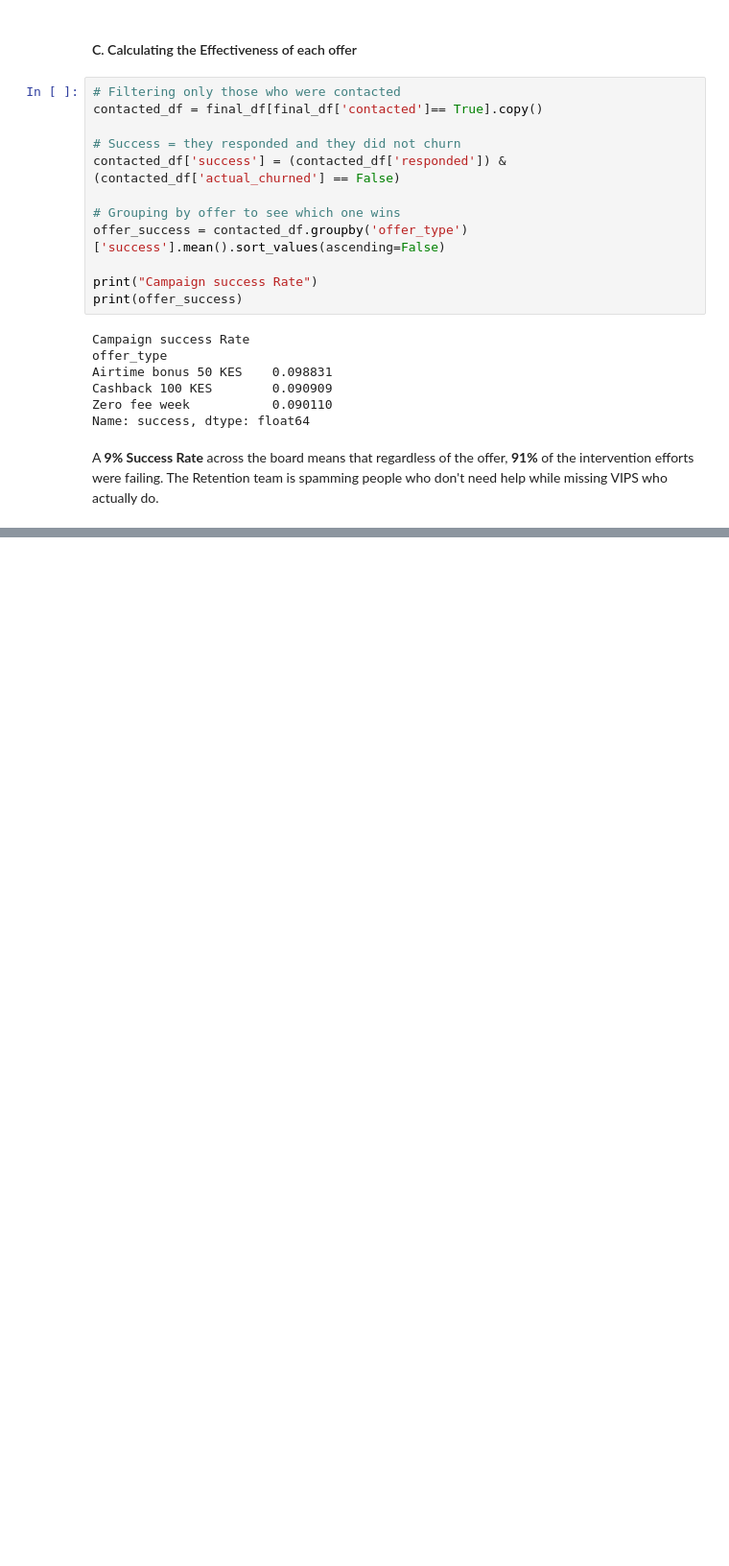
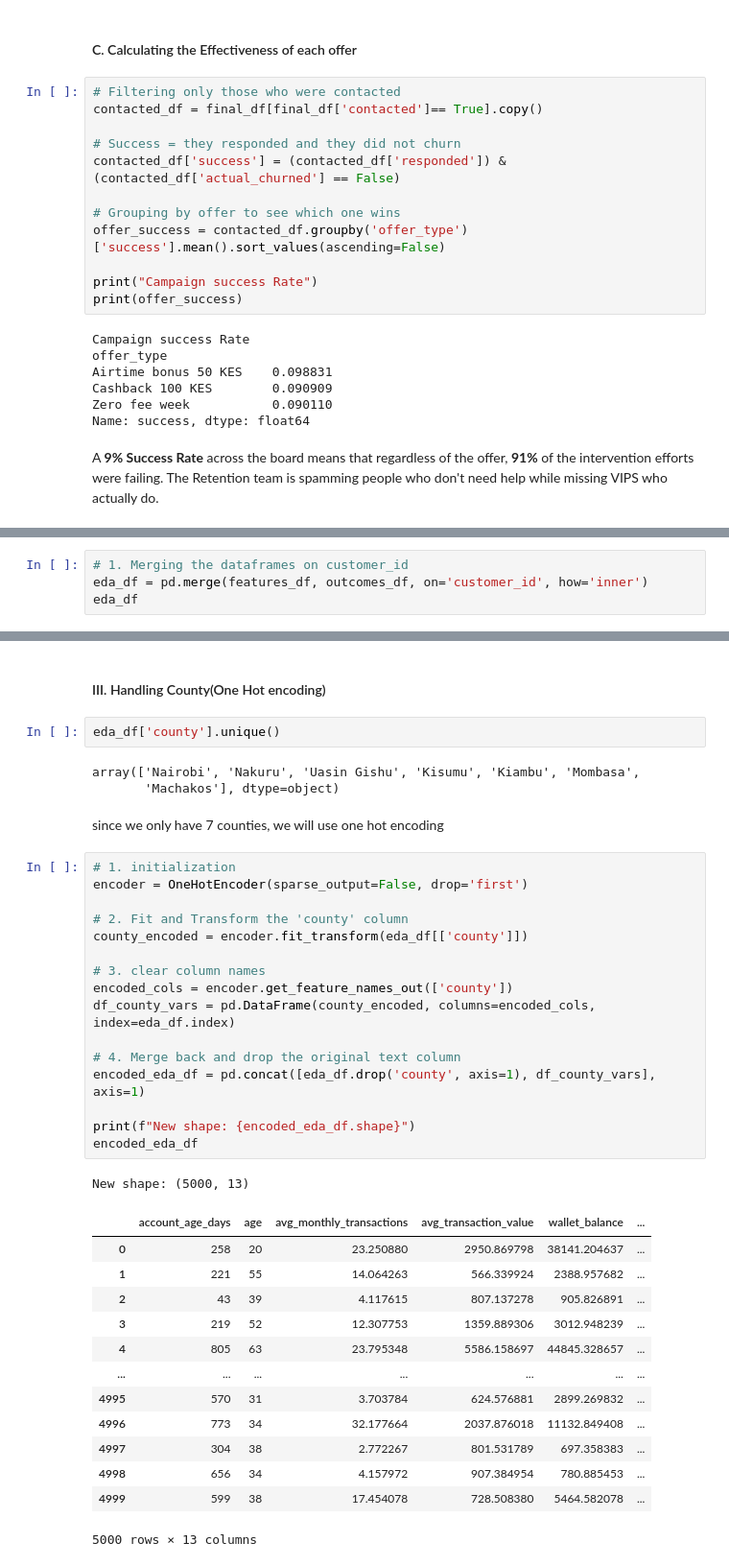
Before and after one commit to Kobeyvines/CASE_STUDY, a Jupyter notebook: notebooks/EDA.ipynb, the cells around one changed output, grey strips where cells are left out. Shown at 96% size. Drawn from its saved outputs; the diff is of its cells as text; blank space fills up the shorter version.

```diff
--- a/notebooks/EDA.ipynb
+++ b/notebooks/EDA.ipynb
@@ -409,0 +461,4 @@ A **9% Success Rate** across the board means that regardless of the offer, **91%
+# %%
+# 1. Merging the dataframes on customer_id
+eda_df = pd.merge(features_df, outcomes_df, on='customer_id', how='inner')
+eda_df
@@ -409,0 +506,40 @@ A **9% Success Rate** across the board means that regardless of the offer, **91%
+# %% [markdown]
+#### III. Handling County(One Hot encoding)
+# %%
+eda_df['county'].unique()
+# %% [output]
+array(['Nairobi', 'Nakuru', 'Uasin Gishu', 'Kisumu', 'Kiambu', 'Mombasa',
+       'Machakos'], dtype=object)
+# %% [markdown]
+since we only have 7 counties, we will use one hot encoding
+# %%
+# 1. initialization
+encoder = OneHotEncoder(sparse_output=False, drop='first')
+
+# 2. Fit and Transform the 'county' column
+county_encoded = encoder.fit_transform(eda_df[['county']])
+
+# 3. clear column names
+encoded_cols = encoder.get_feature_names_out(['county'])
+df_county_vars = pd.DataFrame(county_encoded, columns=encoded_cols, index=eda_df.index)
+
+# 4. Merge back and drop the original text column
+encoded_eda_df = pd.concat([eda_df.drop('county', axis=1), df_county_vars], axis=1)
+
+print(f"New shape: {encoded_eda_df.shape}")
+encoded_eda_df
+# %% [output]
+New shape: (5000, 13)
+|  | account_age_days | age | avg_monthly_transactions | avg_transaction_value | wallet_balance | ... |
+| 0 | 258 | 20 | 23.250880 | 2950.869798 | 38141.204637 | ... |
+| 1 | 221 | 55 | 14.064263 | 566.339924 | 2388.957682 | ... |
+| 2 | 43 | 39 | 4.117615 | 807.137278 | 905.826891 | ... |
+| 3 | 219 | 52 | 12.307753 | 1359.889306 | 3012.948239 | ... |
+| 4 | 805 | 63 | 23.795348 | 5586.158697 | 44845.328657 | ... |
+| ... | ... | ... | ... | ... | ... | ... |
+| 4995 | 570 | 31 | 3.703784 | 624.576881 | 2899.269832 | ... |
+| 4996 | 773 | 34 | 32.177664 | 2037.876018 | 11132.849408 | ... |
+| 4997 | 304 | 38 | 2.772267 | 801.531789 | 697.358383 | ... |
+| 4998 | 656 | 34 | 4.157972 | 907.384954 | 780.885453 | ... |
+| 4999 | 599 | 38 | 17.454078 | 728.508380 | 5464.582078 | ... |
+5000 rows × 13 columns
```
Also changed, not shown: parts of 22 cells of this notebook, 1 other file.
